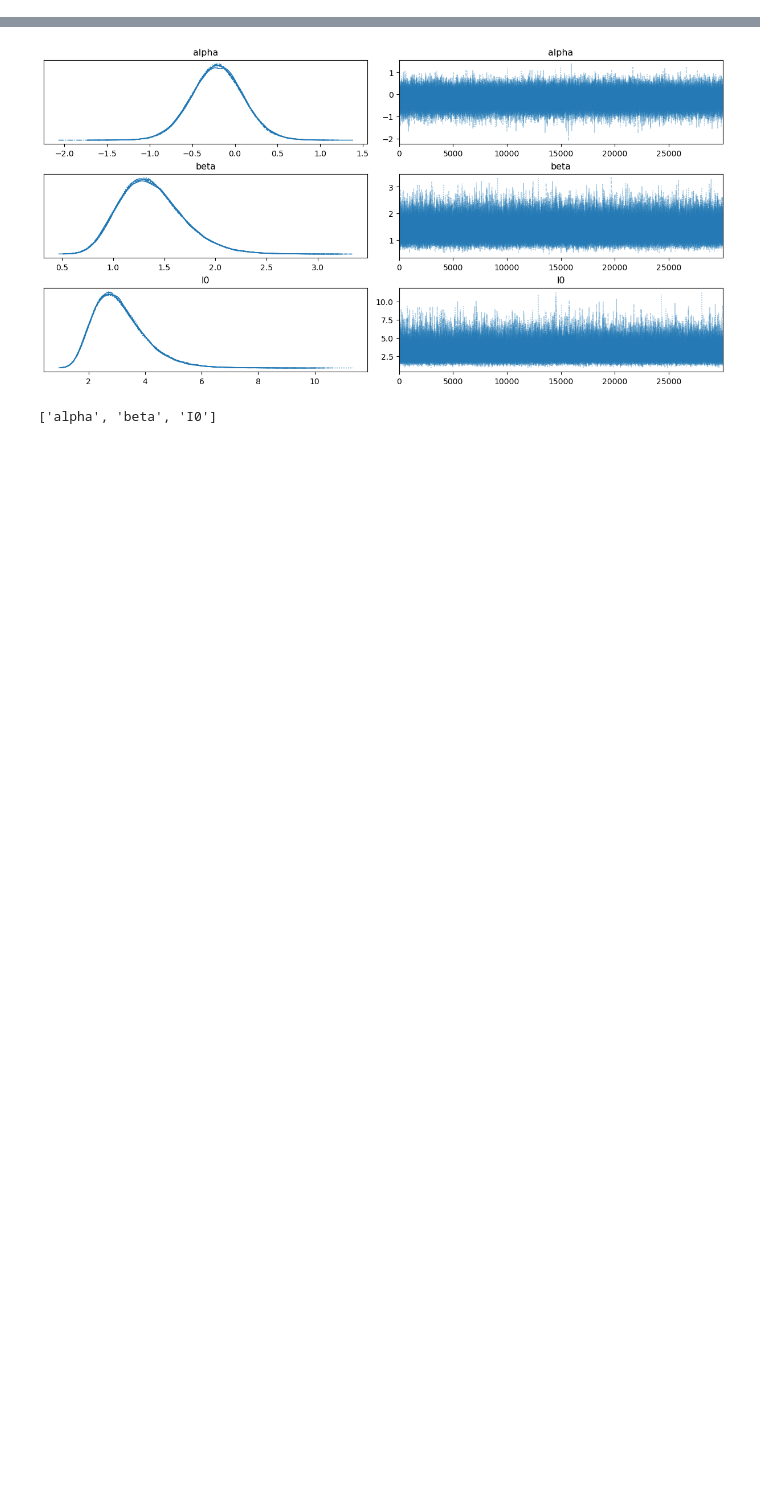
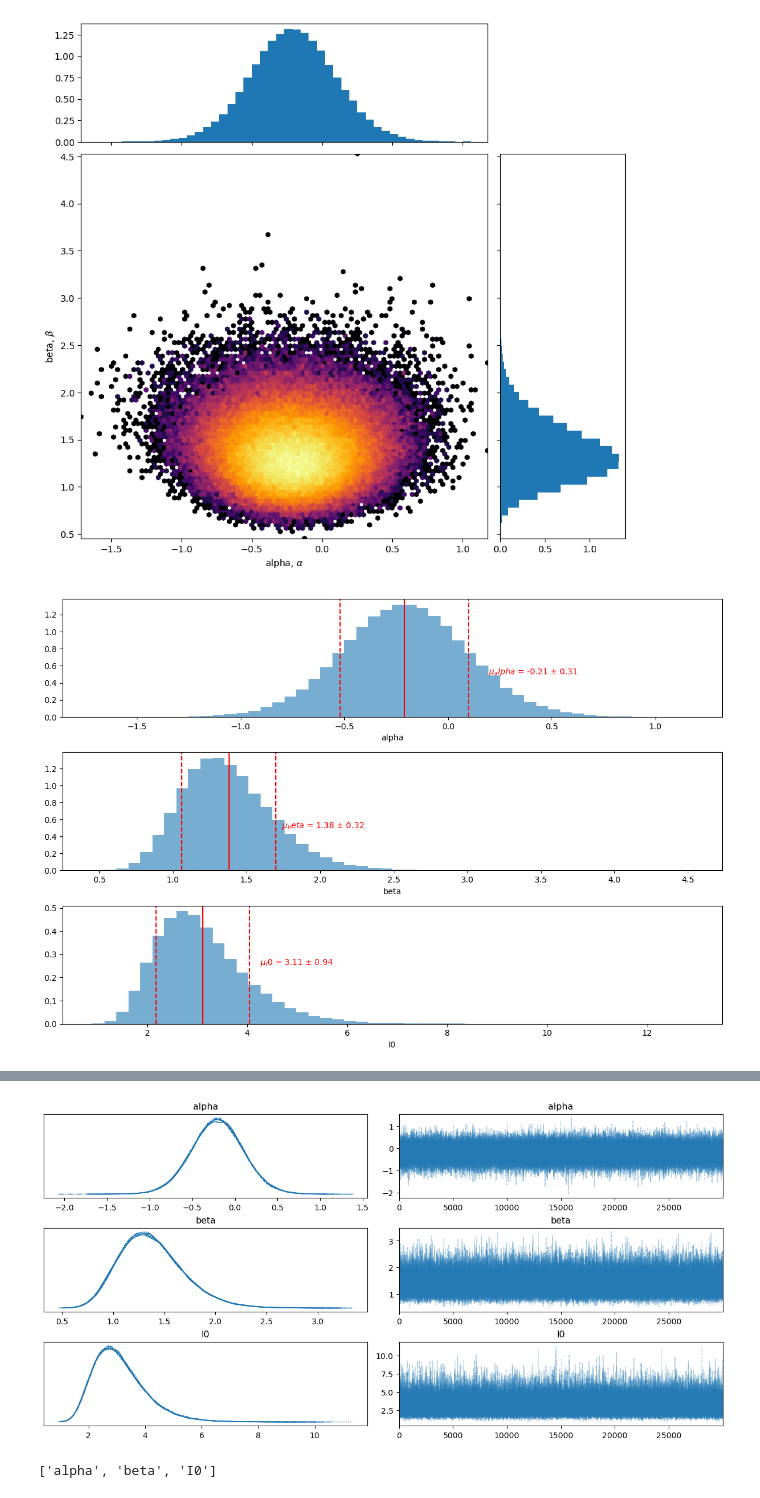
Before and after one commit to MaxTalberg/The-Lighthouse-Problem, a Jupyter notebook: src/CW_pymc.ipynb, the cells around one changed output, grey strips where cells are left out. Cells and saved outputs as stored; diff of their text form; code cells hidden in the pictures; blank space fills up the shorter version.

```diff
--- a/src/CW_pymc.ipynb
+++ b/src/CW_pymc.ipynb
@@ -19,0 +48,5 @@ file_path = 'lighthouse_flash_data.txt'
+# %%
+plotting_x(thinned_trace_x)
+# %% [output]
+[figure, added]
+[figure, added]
```
Also changed, not shown: parts of 12 cells of this notebook, 4 other files.
